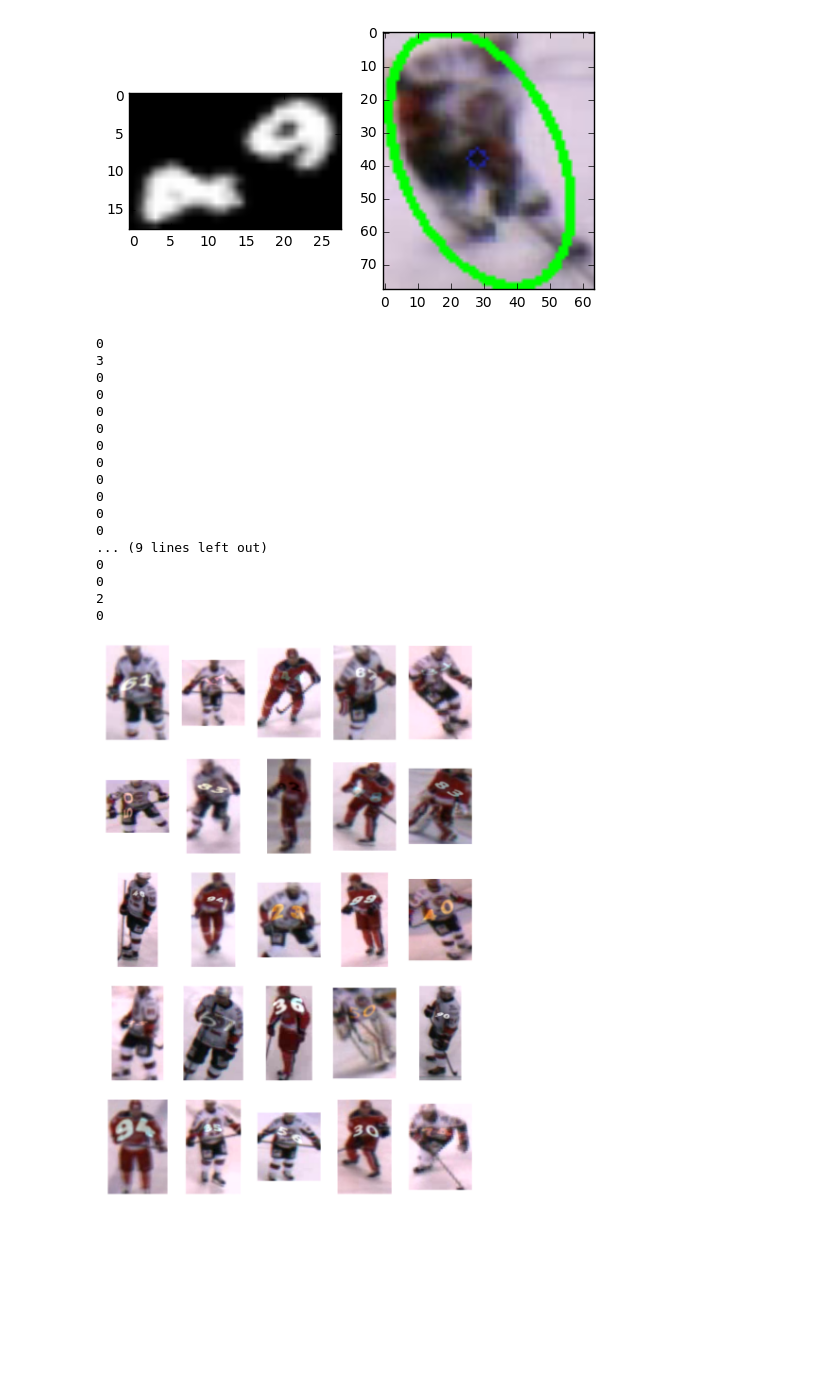
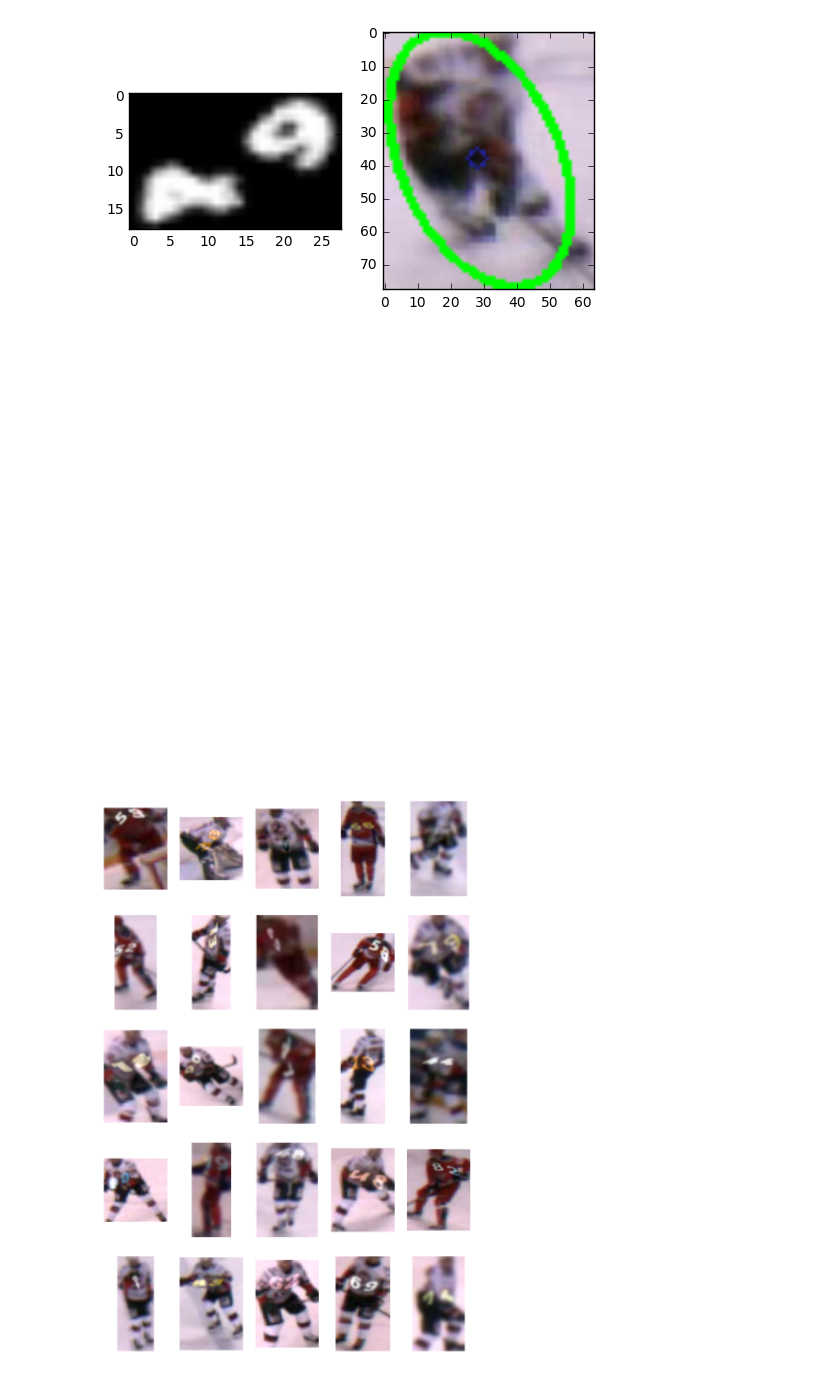
Before and after one commit to ninatu/hockey_numbers, a Jupyter notebook: hockey_numbers/synth_numbers/research.ipynb, the cells around one changed output. Drawn from its saved outputs; the diff is of its cells as text; code cells hidden in the pictures; blank space fills up the shorter version.

```diff
--- a/hockey_numbers/synth_numbers/research.ipynb
+++ b/hockey_numbers/synth_numbers/research.ipynb
@@ -397,40 +397,24 @@ img_names = list(img_names)
 # %%
 N = 5
 plt.figure(figsize=(20, 30))
 
 j = 0
 while True:
     if j >= N * N:
         break
 
     i = random.randint(0, len(img_names) - 1)
     img_player = db['image'][img_names[i]].value
     mask_player = db['mask'][img_names[i]].value
 
     renderer = NumberRender()
     res = renderer.render_text(img_player.copy(), mask_player.copy())
     if res is not None:
         plt.subplot(N, N, j + 1), plt.axis('off')
-        plt.imshow(res[0])
+        plt.imshow(res['img'])
         j += 1
 
 plt.show()
 # %% [output]
-0
-3
-0
-0
-0
-0
-0
-0
-0
-0
-0
-0
-... (9 lines left out)
-0
-0
-2
-0
-[figure, old version]
+[figure, new version]
+[figure, added]
```
Also changed, not shown: parts of 3 cells of this notebook, 1 other file.
